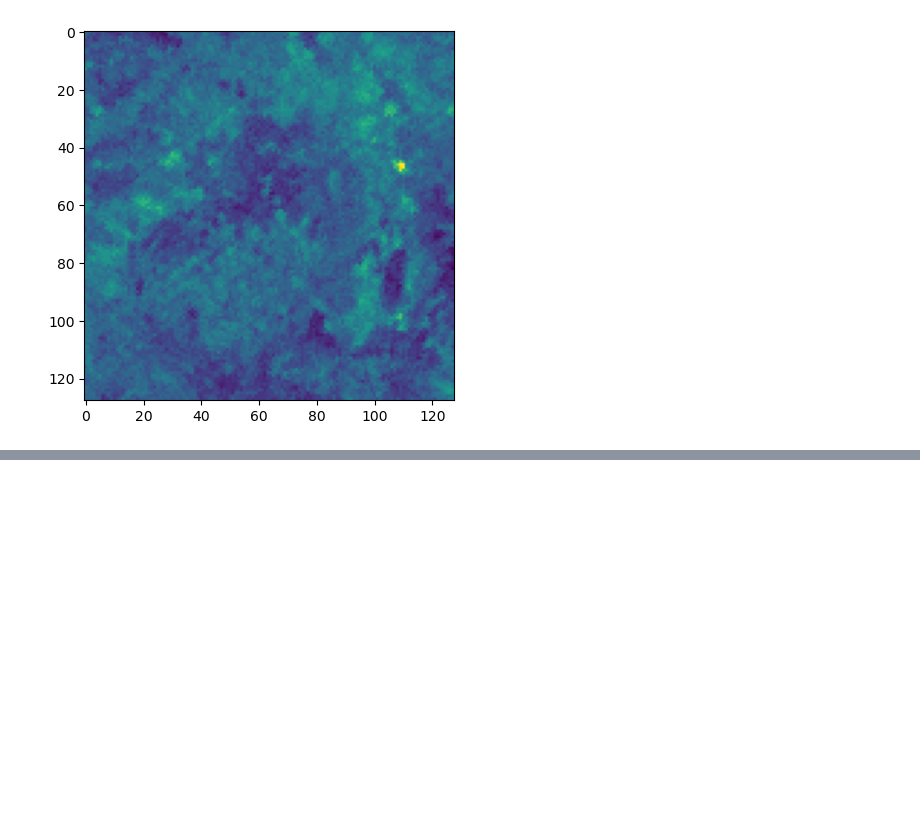
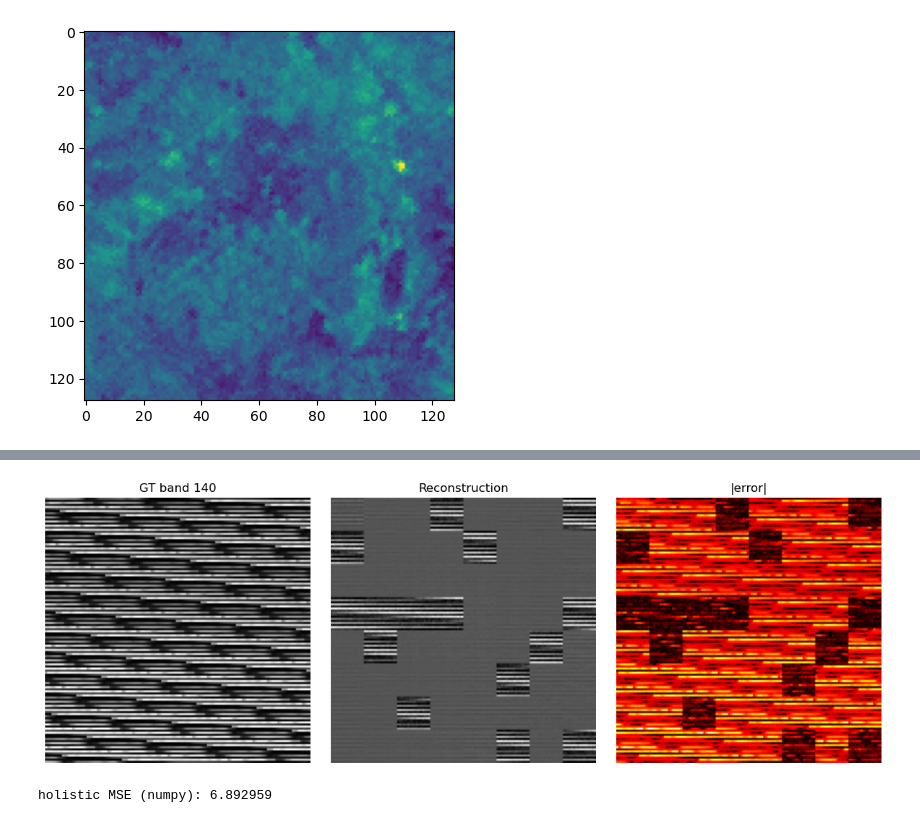
Before and after one commit to Sea-Meets-the-Stars/pauls-EMIT-HSI-transformer-stuff, a Jupyter notebook: simple_mae_encoder/scratch.ipynb, the cells around one changed output, grey strips where cells are left out. Saved outputs shown, nothing was run; the diff lists cells and outputs as text; code cells hidden in the pictures; blank space fills up the shorter version.

Commit message:
encoder wip continued

```diff
--- a/simple_mae_encoder/scratch.ipynb
+++ b/simple_mae_encoder/scratch.ipynb
@@ -30,0 +143,79 @@ plt.imshow(h5_array[0, :, :])
+# %%
+@torch.no_grad()
+def reconstruct(batch):
+    model.eval()
+    batch_size = batch.shape[0]
+
+    x = batch.reshape(
+        batch_size,
+        model.num_patches_c,
+        model.patch_size_spectral,
+        model.num_patches_h,
+        model.patch_size_spatial,
+        model.num_patches_w,
+        model.patch_size_spatial,
+    )
+    x = x.permute(0, 1, 3, 5, 2, 4, 6)
+    patches = x.reshape(batch_size, model.num_tokens, model.patch_volume)
+    tokens = model.patch_embed_3d_linear(patches) + model.pos_embed.unsqueeze(0)
+
+    shuffle = torch.rand(batch_size, model.num_tokens, device=tokens.device).argsort(dim=1)
+    len_visible = int(model.num_tokens * (1.0 - model.masking_ratio))
+    ids_visible = shuffle[:, :len_visible]
+
+    encoder_in = torch.gather(
+        tokens, 1, ids_visible.unsqueeze(-1).expand(-1, -1, model.encoder_embed_dim)
+    )
+    encoder_out = model.encoder(encoder_in)
+
+    decoder_in = model.mask_token.expand(batch_size, model.num_tokens, model.encoder_embed_dim).clone()
+    decoder_in.scatter_(
+        1, ids_visible.unsqueeze(-1).expand(-1, -1, model.encoder_embed_dim), encoder_out
+    )
+    decoder_in = decoder_in + model.pos_embed.unsqueeze(0)
+    pred_patches = model.pred_head(model.decoder(decoder_in))
+
+    def unpatchify(p):
+        p = p.reshape(
+            batch_size,
+            model.num_patches_c,
+            model.num_patches_h,
+            model.num_patches_w,
+            model.patch_size_spectral,
+            model.patch_size_spatial,
+            model.patch_size_spatial,
+        )
+        p = p.permute(0, 1, 4, 2, 5, 3, 6)
+        p = p.reshape(batch_size, model.num_bands, model.chip_size_spatial, model.chip_size_spatial)
+        return p.permute(0, 2, 3, 1)
+
+    return unpatchify(pred_patches), unpatchify(patches)
+
+
+torch.manual_seed(0)
+pred, target = reconstruct(batch)
+pred_np = pred[0].cpu().numpy()
+target_np = target[0].cpu().numpy()
+err_np = np.abs(pred_np - target_np)
+
+band_idx = 140
+vmin = np.percentile(target_np[:, :, band_idx], 2)
+vmax = np.percentile(target_np[:, :, band_idx], 98)
+
+fig, axes = plt.subplots(1, 3, figsize=(12, 4))
+axes[0].imshow(target_np[:, :, band_idx], cmap="gray", vmin=vmin, vmax=vmax)
+axes[0].set_title(f"GT band {band_idx}")
+axes[1].imshow(pred_np[:, :, band_idx], cmap="gray", vmin=vmin, vmax=vmax)
+axes[1].set_title("Reconstruction")
+axes[2].imshow(err_np[:, :, band_idx], cmap="hot")
+axes[2].set_title("|error|")
+for ax in axes:
+    ax.axis("off")
+plt.tight_layout()
+plt.show()
+
+band_mse = np.mean((pred_np - target_np) ** 2)
+print(f"holistic MSE (numpy): {band_mse:.6f}")
+# %% [output]
+[figure, added]
+holistic MSE (numpy): 6.892959
```
Also changed, not shown: parts of 7 cells of this notebook, 1 other file.
